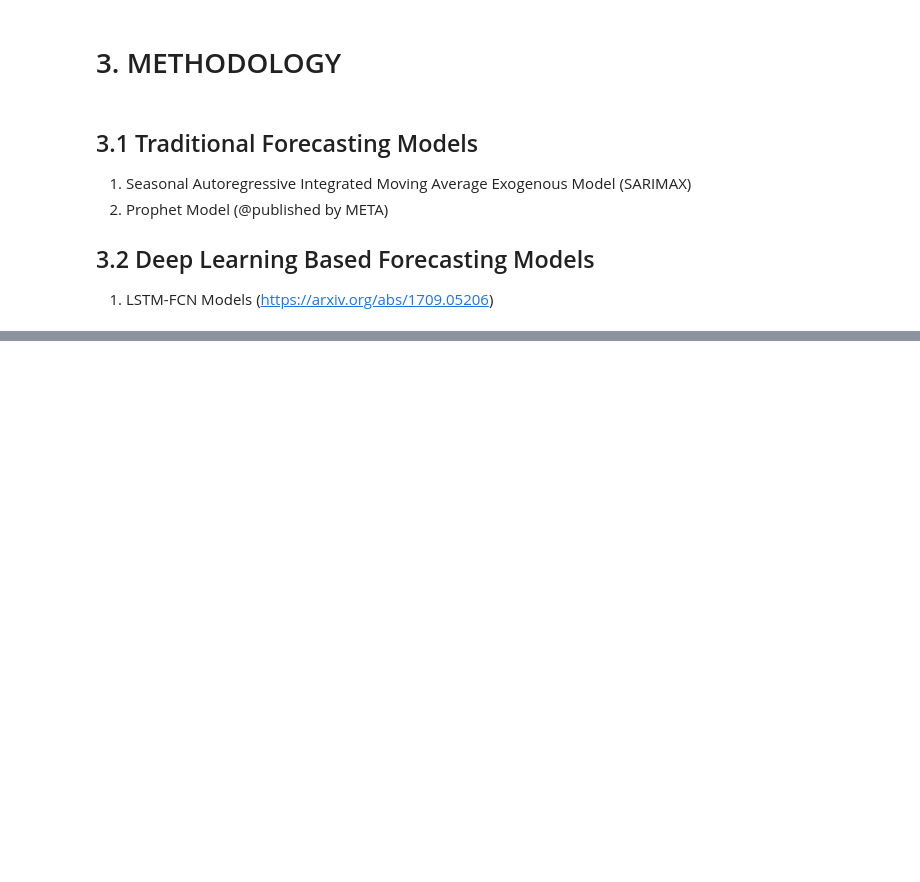
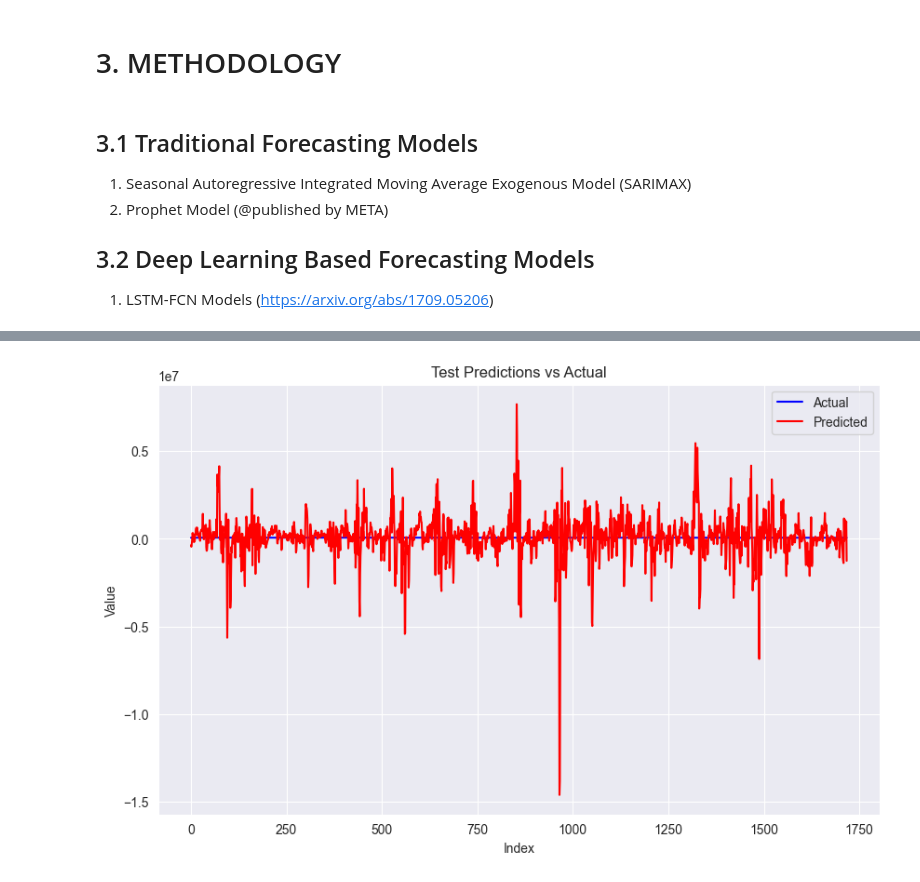
Before and after one commit to emrecobann/SurfingBTCWaves, a Jupyter notebook: SurfingBTC.ipynb, the cells around one changed output, grey strips where cells are left out. Drawn from its saved outputs; the diff is of its cells as text; code cells hidden in the pictures; blank space fills up the shorter version.

```diff
--- a/SurfingBTC.ipynb
+++ b/SurfingBTC.ipynb
@@ -275,3 +305,15 @@ display(bitcoin_df.head())
+# %%
+# Training set
+X_train = train_df.drop(columns=['close'])
+y_train = train_df['close']
+
+# Validation set
+X_val = val_df.drop(columns=['close'])
+y_val = val_df['close']
+
+# Test set
+X_test = test_df.drop(columns=['close'])
+y_test = test_df['close']
 # %% [markdown]
 # 3. METHODOLOGY
 # %% [markdown]
@@ -283,0 +563,18 @@ display(bitcoin_df.head())
+# %%
+# Initialize and build the model
+model = ResNetFCN(input_shape, num_classes)
+
+
+optim = tf.keras.optimizers.Adam(learning_rate=2e-6)
+# Compile the model
+model.compile(optimizer=optim, loss='mean_squared_error', metrics=['mse'])
+
+# Train the model
+history = model.fit(train_seq_x, train_seq_y, validation_data=(val_seq_x, val_seq_y), epochs=100, batch_size=64,
+                    callbacks=[early_stopping, lr_scheduler], verbose=1)
+
+# Evaluate the model
+test_preds = model.predict(test_seq_x)
+test_loss = model.evaluate(test_seq_x, test_seq_y, verbose=0)
+
+print("RESNET-FCN Root Mean Squared Error of Test Data:", np.sqrt(test_loss))
@@ -283,0 +599,4 @@ display(bitcoin_df.head())
+# %%
+plot_predictions(test_seq_y, test_preds)
+# %% [output]
+[figure, added]
```
Also changed, not shown: parts of 24 cells of this notebook.
